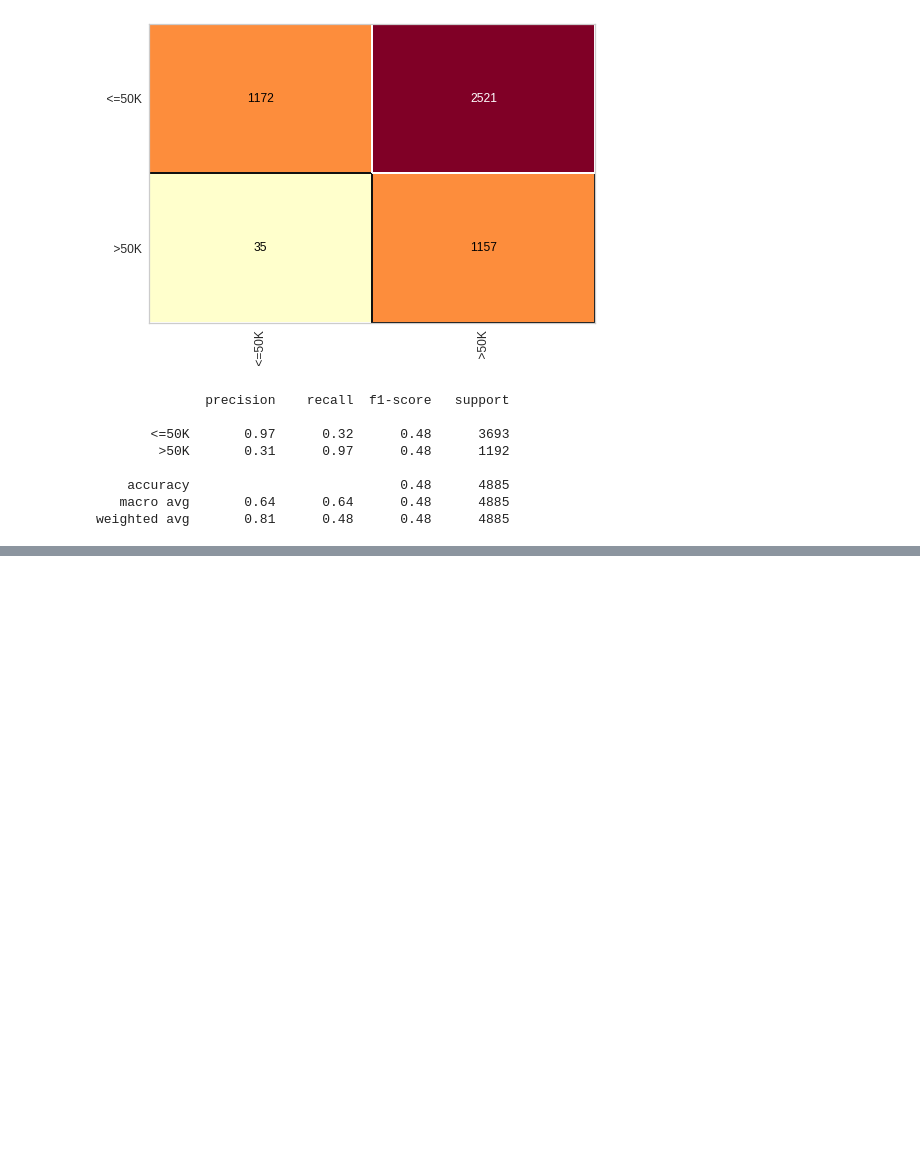
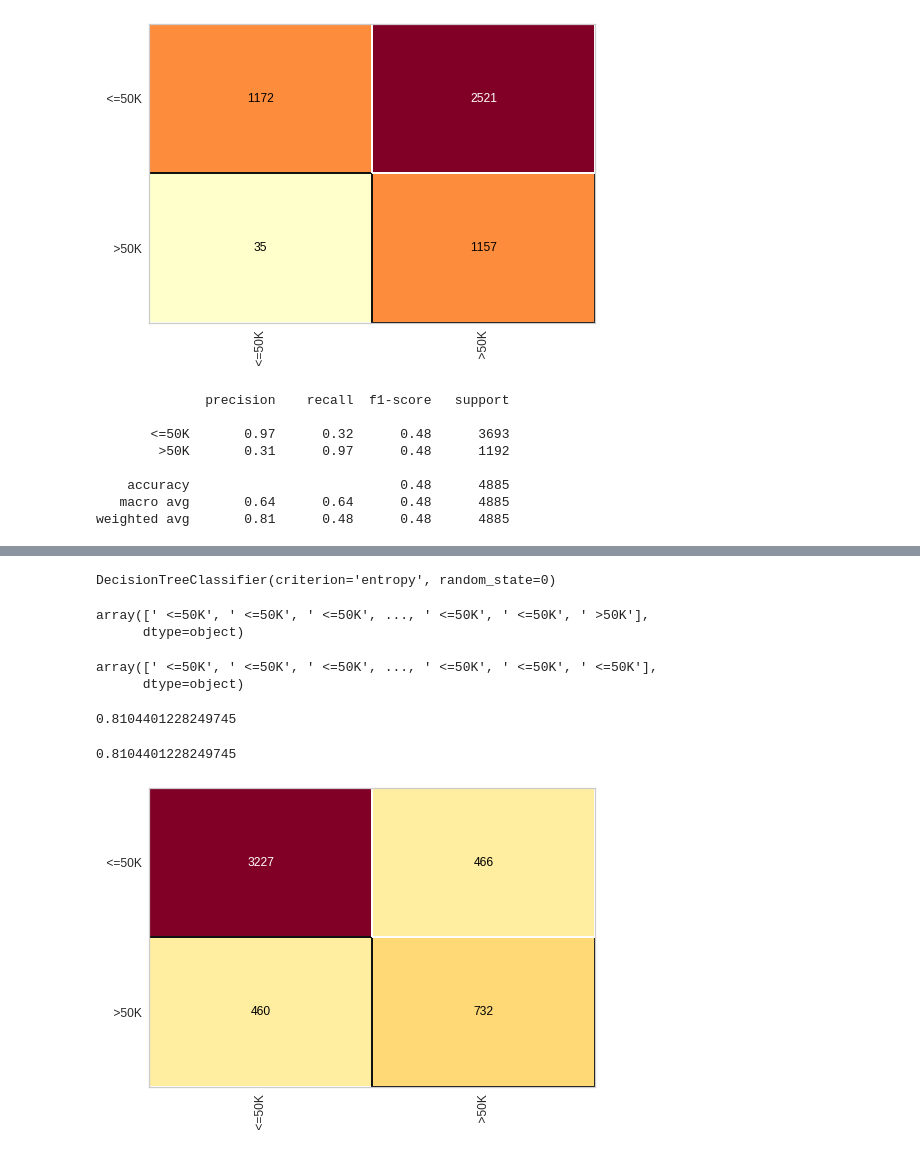
Before and after one commit to LucasMonteiroBastos/Projeto_Analise_Censo, a Jupyter notebook: CENSO_PROJETO.ipynb, the cells around one changed output, grey strips where cells are left out. Saved outputs shown, nothing was run; the diff lists cells and outputs as text; code cells hidden in the pictures; blank space fills up the shorter version.

```diff
--- a/CENSO_PROJETO.ipynb
+++ b/CENSO_PROJETO.ipynb
@@ -286,0 +296,19 @@ weighted avg       0.81      0.48      0.48      4885
+# %%
+# passando x treino e y teste
+arvore_census = DecisionTreeClassifier(criterion='entropy', random_state=0)
+arvore_census.fit(X_census_treinamento,  y_census_treinamento)
+# %% [output]
+DecisionTreeClassifier(criterion='entropy', random_state=0)
+# %%
+# fazendo as previsoes
+previsoes = arvore_census.predict(X_census_teste)
+previsoes
+# %% [output]
+array([' <=50K', ' <=50K', ' <=50K', ..., ' <=50K', ' <=50K', ' >50K'],
+      dtype=object)
+# %%
+# fazendo o comparativo
+y_census_teste
+# %% [output]
+array([' <=50K', ' <=50K', ' <=50K', ..., ' <=50K', ' <=50K', ' <=50K'],
+      dtype=object)
@@ -286,0 +318,14 @@ weighted avg       0.81      0.48      0.48      4885
+# %%
+# taxa de acerto
+accuracy_score(y_census_teste, previsoes)
+# %% [output]
+0.8104401228249745
+# %%
+# implementando a matrix de confusão
+from yellowbrick.classifier import ConfusionMatrix
+cm = ConfusionMatrix(arvore_census)
+cm.fit(X_census_treinamento, y_census_treinamento)
+cm.score(X_census_teste, y_census_teste)
+# %% [output]
+0.8104401228249745
+[figure, added]
```
Also changed, not shown: parts of 12 cells of this notebook.
